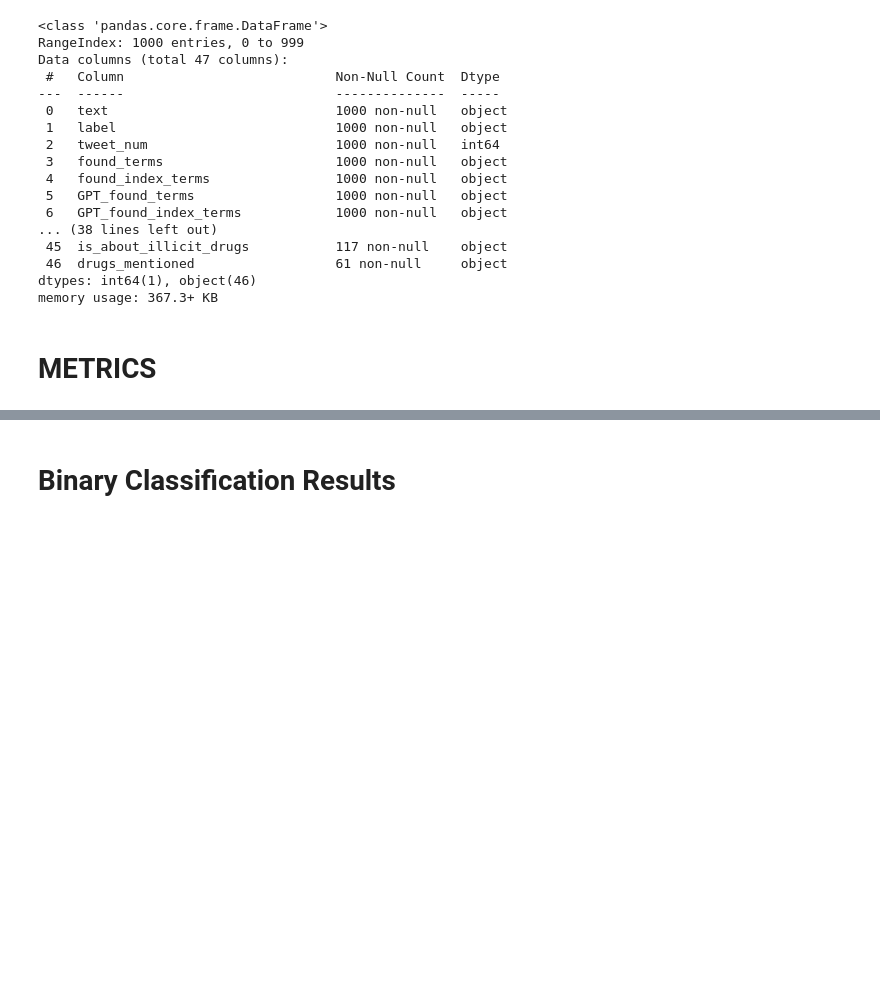
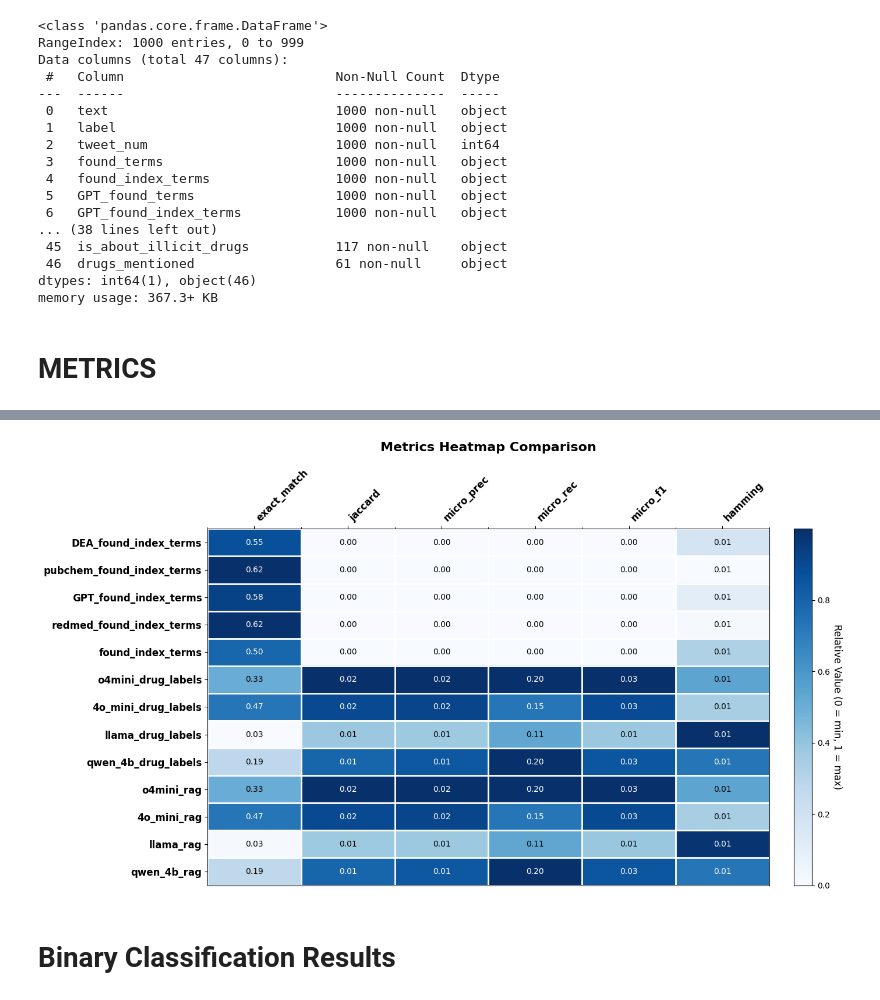
Before and after one commit to JamesChapmanNV/Social_Media_Pharmacovigilance, a Jupyter notebook: 3 - RESULTS.ipynb, the cells around one changed output, grey strips where cells are left out. Drawn from its saved outputs; the diff is of its cells as text; code cells hidden in the pictures; blank space fills up the shorter version.

```diff
--- a/3 - RESULTS.ipynb
+++ b/3 - RESULTS.ipynb
@@ -425,3 +520,50 @@ display(metrics_df)
+# %%
+# Create a heatmap of the metrics
+data = metrics_df.values.astype(float)
+col_min = data.min(axis=0)
+col_max = data.max(axis=0)
+norm_data = (data - col_min) / (col_max - col_min + 1e-8)
+
+# Create the figure
+fig, ax = plt.subplots(figsize=(14, 8))
+
+# Plot the heatmap with a clean blue gradient (light=low, dark=high)
+cmap = plt.get_cmap('Blues')
+im = ax.imshow(norm_data, aspect='auto', cmap=cmap)
+
+# Colorbar
+cbar = fig.colorbar(im, ax=ax, orientation='vertical', fraction=0.046, pad=0.04)
+cbar.set_label('Relative Value (0 = min, 1 = max)', rotation=270, labelpad=15, fontsize=12)
+
+# Axis ticks and labels
+ax.set_xticks(np.arange(data.shape[1]))
+ax.set_xticklabels(metrics_df.columns, fontsize=12, fontweight='bold', rotation=45, ha='left')
+ax.set_yticks(np.arange(data.shape[0]))
+ax.set_yticklabels(metrics_df.index, fontsize=12, fontweight='bold')
+
+# Move x-axis to the top
+ax.xaxis.set_ticks_position('top')
+ax.xaxis.set_label_position('top')
+
+# Annotate each cell with the original metric value, formatted to two decimals
+for i in range(data.shape[0]):
+    for j in range(data.shape[1]):
+        text_color = 'white' if norm_data[i, j] > 0.6 else 'black'
+        ax.text(j, i, f"{data[i, j]:.2f}", ha='center', va='center', color=text_color, fontsize=10)
+
+# Add white grid lines between cells for clarity
+ax.set_xticks(np.arange(-.5, data.shape[1], 1), minor=True)
+ax.set_yticks(np.arange(-.5, data.shape[0], 1), minor=True)
+ax.grid(which='minor', color='white', linestyle='-', linewidth=2)
+ax.tick_params(which='minor', bottom=False, left=False)
+
+# Title
+plt.title('Metrics Heatmap Comparison', fontsize=16, fontweight='bold', pad=20)
+
+plt.tight_layout()
+plt.show()
+# %% [output]
+[figure, added]
 # %% [markdown]
 # Binary Classification Results
 # %%
```
Also changed, not shown: parts of 13 cells of this notebook, 9 other files.
